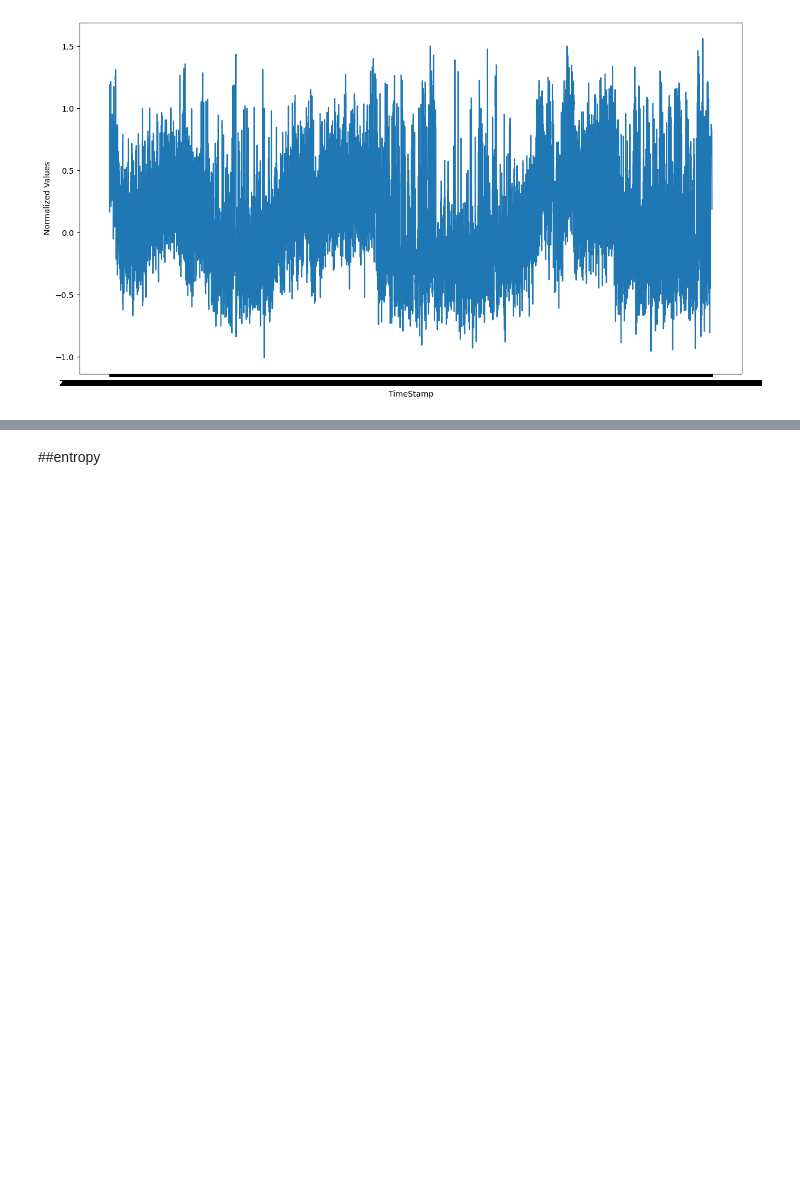
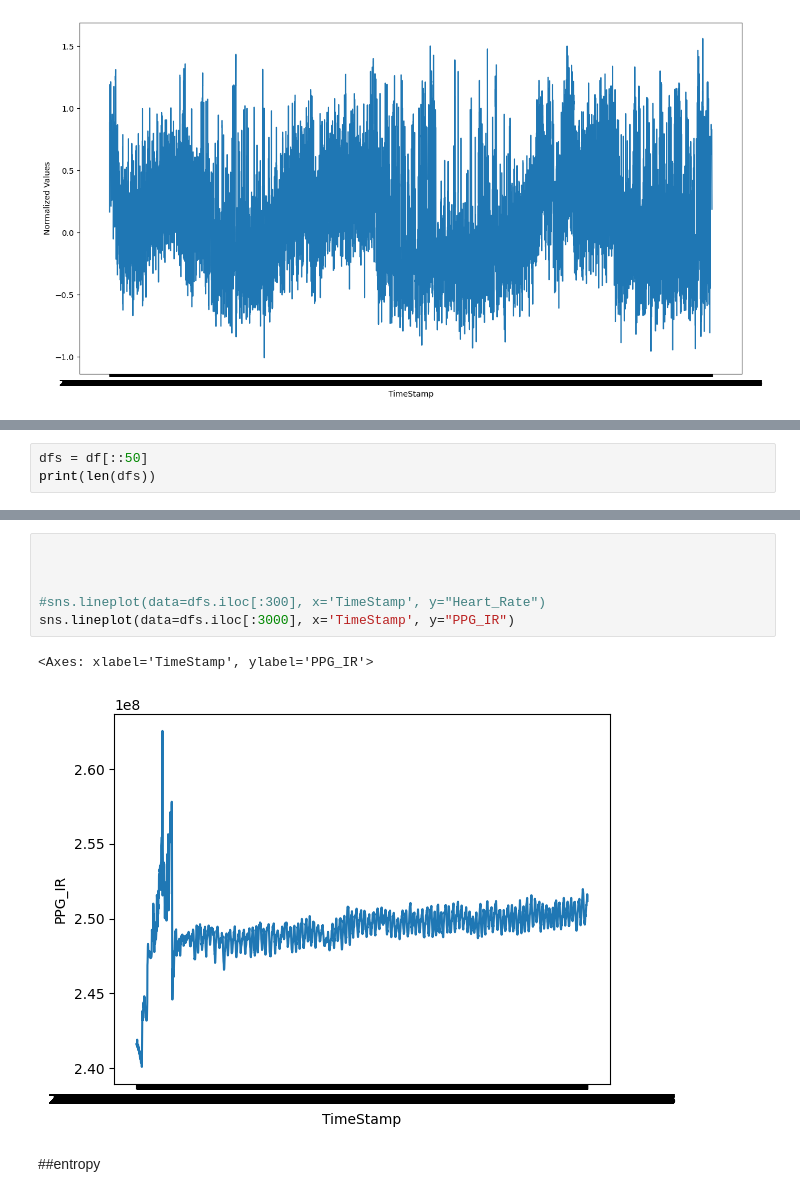
Before and after one commit to travelmail26/projectsleep, a Jupyter notebook: Muse_Processing.ipynb, the cells around one changed output, grey strips where cells are left out. Cells and saved outputs as stored; diff of their text form; blank space fills up the shorter version.

```diff
--- a/Muse_Processing.ipynb
+++ b/Muse_Processing.ipynb
@@ -523,0 +529,3 @@ ax.xaxis.set_major_locator(ticker.MultipleLocator(100))
+# %%
+dfs = df[::50]
+print(len(dfs))
@@ -524,3 +547,12 @@ ax.xaxis.set_major_locator(ticker.MultipleLocator(100))
+# %%
+
+
+
+#sns.lineplot(data=dfs.iloc[:300], x='TimeStamp', y="Heart_Rate")
+sns.lineplot(data=dfs.iloc[:3000], x='TimeStamp', y="PPG_IR")
+# %% [output]
+<Axes: xlabel='TimeStamp', ylabel='PPG_IR'>
+[figure, added]
 # %% [markdown]
 ##entropy
 # %%
```
Also changed, not shown: parts of 17 cells of this notebook.
